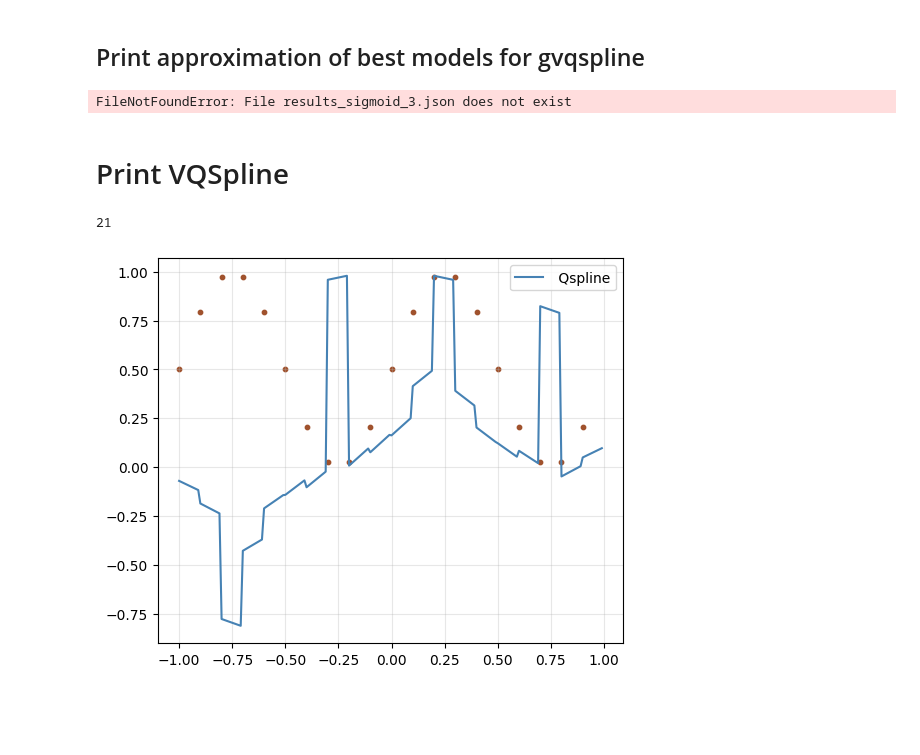
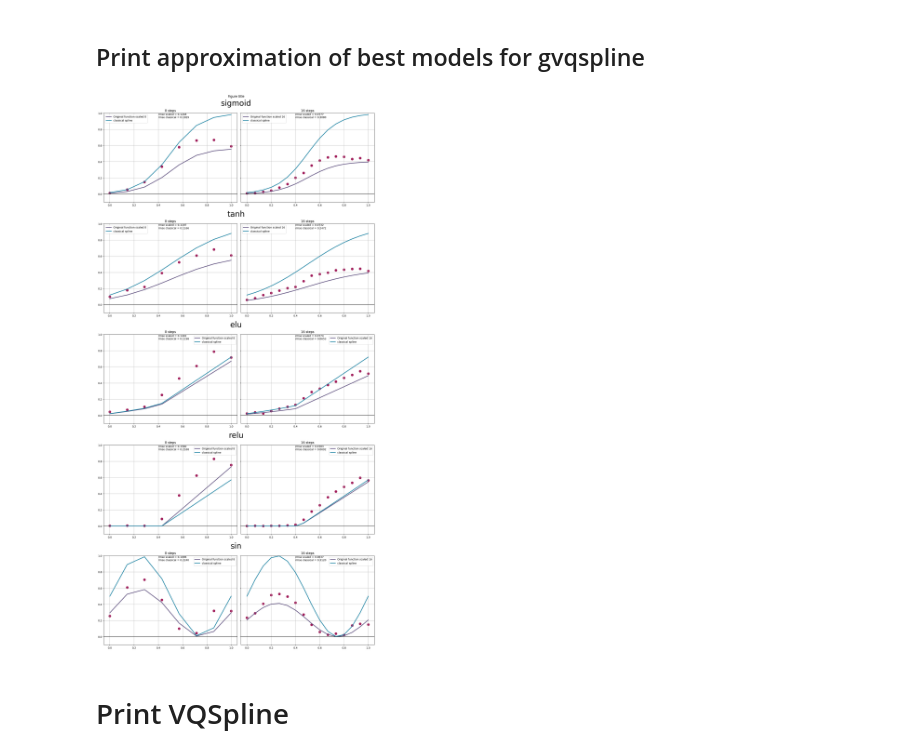
Before and after one commit to inajetovic/Variational-Quantum-Splines, a Jupyter notebook: vi_res_gvqs.ipynb, the cells around one changed output. Drawn from its saved outputs; the diff is of its cells as text; code cells hidden in the pictures; blank space fills up the shorter version.

```diff
--- a/vi_res_gvqs.ipynb
+++ b/vi_res_gvqs.ipynb
@@ -263,7 +245,7 @@ columns=['function', 'nq', 'knot', 'training cost', 'time(s)', 'weights', 'RSS_h
 tot = []
 for flab, fun in func_out.items():
     for nq, knot in  pnq.values():
-        file_path = f"results_{flab}_{nq}.json"
+        file_path = f"results/results_gvqs_{flab}_{nq}.json"
         df = pd.read_json(file_path)
         best = np.argmin(df['RSS_q'])
         #if knot == 16 and flab == "sin":
@@ -322,90 +304,33 @@ for flab, fun in func_out.items():
 
         c = np.linalg.solve(matrix,vector)
 
         y_c=np.dot(matrix,c) #classic
         ax[i].plot(np.linspace(lower,upper,len(y_c)),vector, label="classical spline", color = '#1780a1',linewidth=2.5)
 
         y_fq=[]
         q = vqls_circuit.solution(el['weights']).real
         y_q=np.dot(matrix,q) #hybrid
                         #Quantum
 
         for a in matrix:
             y_fq.append(vqls_circuit.direct_prod2(el['weights'],a))
         rssss = math.sqrt(np.square(np.subtract(y_c,np.abs(y_fq))).mean())
         rssss2 = math.sqrt(np.square(np.subtract(y,np.abs(y_fq))).mean())
         rss.append(rssss)
         colorl = '#b7094c'
         colors = '#a01a58'
         #ax[i].plot(np.linspace(lower,upper,len(y_fq)),np.abs(y_fq),label= f"full quantum {n_step}", color=colorl)
         ax[i].scatter(np.linspace(lower,upper,len(y_fq)),np.abs(y_fq), color=colors, linewidths=4)
         #plt.scatter(np.linspace(lower,upper,len(y_fq)),(y_q), label= f"hq {n_step}", color='blue')
         #plt.plot(np.linspace(lower,upper,len(y_fq)),(y_q), label= f"hq {n_step}", color='blue')
         ax[i].text(0.4,0.9, f"rmse scaled = {rssss2:.4f}\n" \
             f"rmse classical = {rssss:.4f}\n")
         ax[i].set_title(f'{n_step} steps')
         ax[i].legend()
         ax[i].grid()
 #plt.savefig(f'full_plots.png')
 plt.show()
 # %% [output]
-FileNotFoundError: File results_sigmoid_3.json does not exist
+[figure, added]
 # %% [markdown]
 #  Print VQSpline
-# %%
-X = []
-n_step = 20
-step = (1-(-1))/n_step
-
-x = np.arange(-1, 1 + .03, step).tolist()
-from utils import *
-func = sin_m
-f_i =0
-print(len(x))
-y = [func(value,f_i) for value in x]
-
-for i in range(1, len(x)):
-    X.append(np.arange(x[i - 1], x[i], step - 0.01).tolist())
-
-
-#################################
-######### Inner Product #########
-#################################
-
-qc_full = []
-classic_prod = []
-vqls_circuit = qProduct(1)
-for i in range(len(X)):
-    for x in X[i]:
-        point = [1,x]
-        #quantum_prod with/without norm
-        norm = 1
-        qc_full.append(vqls_circuit.direct_prod2(weights[i],point,visualize=False)*norm)
-
-x = [item for sublist in X for item in sublist]
-y = [func(value,f_i) for value in x]
-
-
-##### TODO: ???????????????????????????????????????????????????????????????????
-'''
-if label == 'tanh':
-    qc_full = [q - 0.2 for q in qc_full]
-if label == 'elu':
-    classic_prod = [c -f_i for c in classic_prod]
-    qc_full = [c-f_i for c in qc_full]
-'''
-
-x1=[i for j,i in enumerate(x) if j%2==0]
-y1=[i for j,i in enumerate(y) if j%2==0]
-
-
-fig, ax = plt.subplots(figsize=(6, 5))
-ax.plot(x, qc_full, color='steelblue',label=' Qspline')
-ax.scatter(x1,y1,color='sienna',s=10)
-ax.grid(alpha=0.3)
-plt.legend(loc='best')
-plt.show()
-plt.close()
-# %% [output]
-21
-[figure, removed]
```
Also changed, not shown: parts of 4 cells of this notebook, 6 other files.
